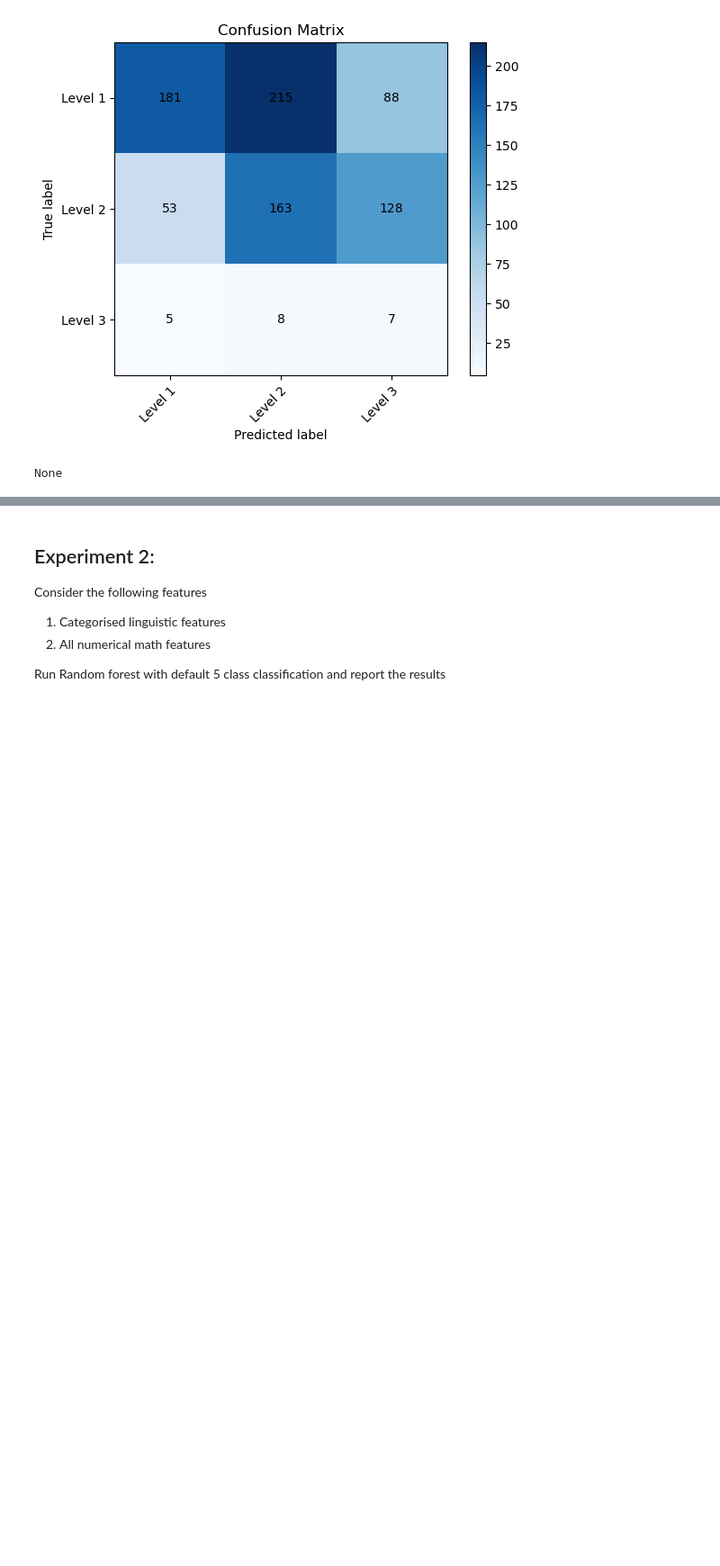
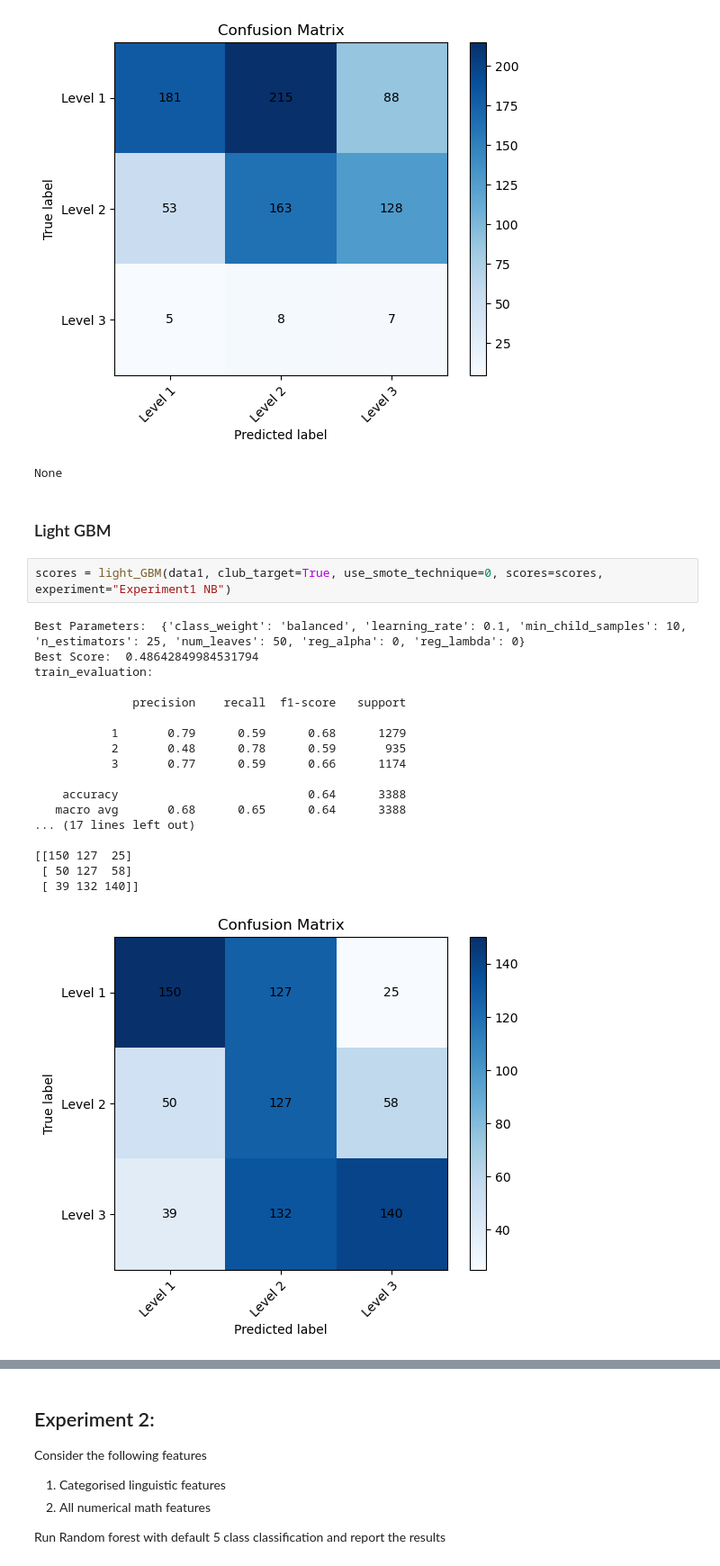
Before and after one commit to ysaidheeraj/NLP_math_research_project, a Jupyter notebook: Models/GT_3Levels.ipynb, the cells around one changed output, grey strips where cells are left out. Shown at 90% size. Cells and saved outputs as stored; diff of their text form; blank space fills up the shorter version.

Commit message:
light gbm results added

```diff
--- a/Models/GT_3Levels.ipynb
+++ b/Models/GT_3Levels.ipynb
@@ -165,3 +165,26 @@ train_evaluation:
  [  5   8   7]]
 [figure]
 None
+# %% [markdown]
+### Light GBM
+# %%
+scores = light_GBM(data1, club_target=True, use_smote_technique=0, scores=scores, experiment="Experiment1 NB")
+# %% [output]
+Best Parameters:  {'class_weight': 'balanced', 'learning_rate': 0.1, 'min_child_samples': 10, 'n_estimators': 25, 'num_leaves': 50, 'reg_alpha': 0, 'reg_lambda': 0}
+Best Score:  0.48642849984531794
+train_evaluation:
+
+              precision    recall  f1-score   support
+
+           1       0.79      0.59      0.68      1279
+           2       0.48      0.78      0.59       935
+           3       0.77      0.59      0.66      1174
+
+    accuracy                           0.64      3388
+   macro avg       0.68      0.65      0.64      3388
+... (17 lines left out)
+
+[[150 127  25]
+ [ 50 127  58]
+ [ 39 132 140]]
+[figure, added]
```
Also changed, not shown: parts of 15 cells of this notebook, 5 other files.
